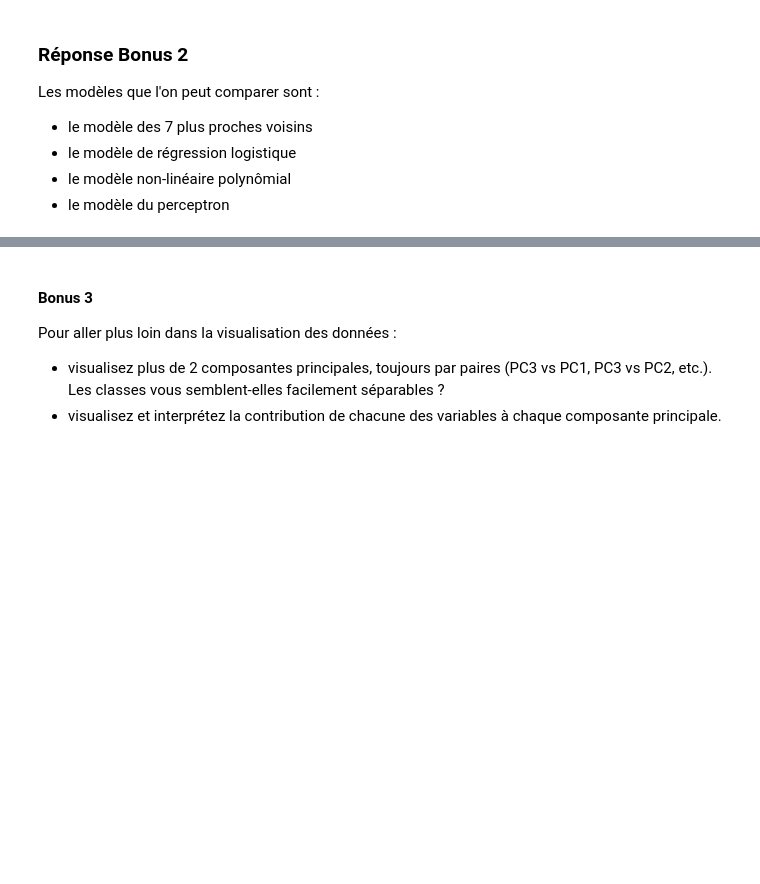
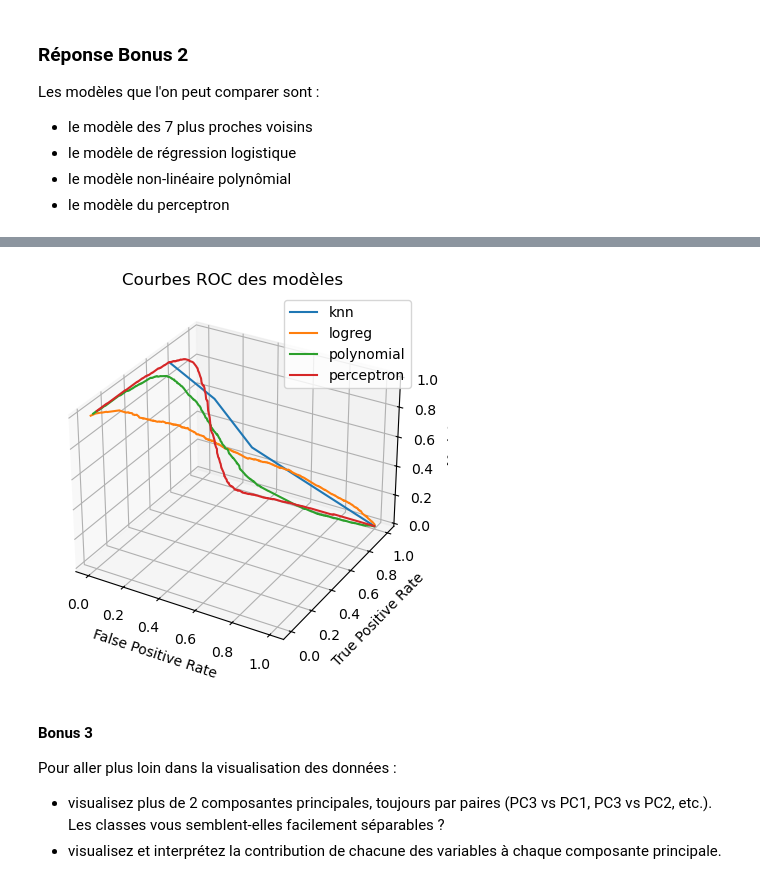
Before and after one commit to donatiendelachesnais/Projet-sciences-des-donn-es, a Jupyter notebook: Projet_SDD_2024.ipynb, the cells around one changed output, grey strips where cells are left out. Saved outputs shown, nothing was run; the diff lists cells and outputs as text; code cells hidden in the pictures; blank space fills up the shorter version.

```diff
--- a/Projet_SDD_2024.ipynb
+++ b/Projet_SDD_2024.ipynb
@@ -605,21 +605,24 @@ logreg = linear_model.LogisticRegression()
 mlp = MLPClassifier(hidden_layer_sizes=(100, 100, 10), max_iter=300, random_state=42)
 reg = linear_model.LogisticRegression(max_iter = 10000)
 
+# Séparation en un jeu de test et un jeu d'entraînement
+X_train, X_test, y_train, y_test = model_selection.train_test_split(X_public_preprocessed, y_public, test_size=0.2, random_state=42)
+
 # Pré-traitement des données pour le modèle polynomial
 polynomial_features = PolynomialFeatures(degree=4, include_bias=False)
-X_public_preprocessed_polynomial = polynomial_features.fit_transform(X_public_preprocessed)
+X_train_polynomial, X_test_polynomial  = polynomial_features.fit_transform(X_train), polynomial_features.fit_transform(X_test)
 
 # Entrainement des modèles
-knn.fit(X_public_preprocessed, y_public)
-logreg.fit(X_public_preprocessed, y_public)
-mlp.fit(X_public_preprocessed, y_public)
-reg.fit(X_public_preprocessed_polynomial, y_public)
+knn.fit(X_train, y_train)
+logreg.fit(X_train, y_train)
+mlp.fit(X_train, y_train)
+reg.fit(X_train_polynomial, y_train)
 
-# Liste des prédictions des modèles en validation croisée construits précédemment
-y_pred_knn = knn.predict(X_public_preprocessed)
-y_pred_logreg = logreg.predict(X_public_preprocessed)
-y_pred_perceptron = mlp.predict(X_public_preprocessed)
-y_pred_polynomial = reg.predict(X_public_preprocessed_polynomial)
+# Prédictions des modèles
+y_pred_knn = knn.predict_proba(X_test)[:, 1]
+y_pred_logreg = logreg.predict_proba(X_test)[:, 1]
+y_pred_perceptron = mlp.predict_proba(X_test)[:, 1]
+y_pred_polynomial = reg.predict_proba(X_test_polynomial)[:, 1]
 
 y_pred = np.array([y_pred_knn, y_pred_logreg, y_pred_polynomial, y_pred_perceptron])
 models = ['knn', 'logreg', 'polynomial', 'perceptron']
@@ -648,3 +662,22 @@ plt.show()
+# %%
+# variante 3D
+
+fig = plt.figure()
+ax = fig.add_subplot(111, projection='3d')
+
+for i in range(4):
+    fpr, tpr, thresholds = metrics.roc_curve(y_test, y_pred[i])
+    ax.plot(fpr, tpr, thresholds, label=models[i])
+
+ax.set_xlabel('False Positive Rate')
+ax.set_ylabel('True Positive Rate')
+ax.set_zlabel('Model')
+plt.title('Courbes ROC des modèles')
+plt.legend()
+
+plt.show()
+# %% [output]
+[figure, added]
 # %% [markdown]
 #### Bonus 3
 
```
Also changed, not shown: parts of 1 cell of this notebook.
